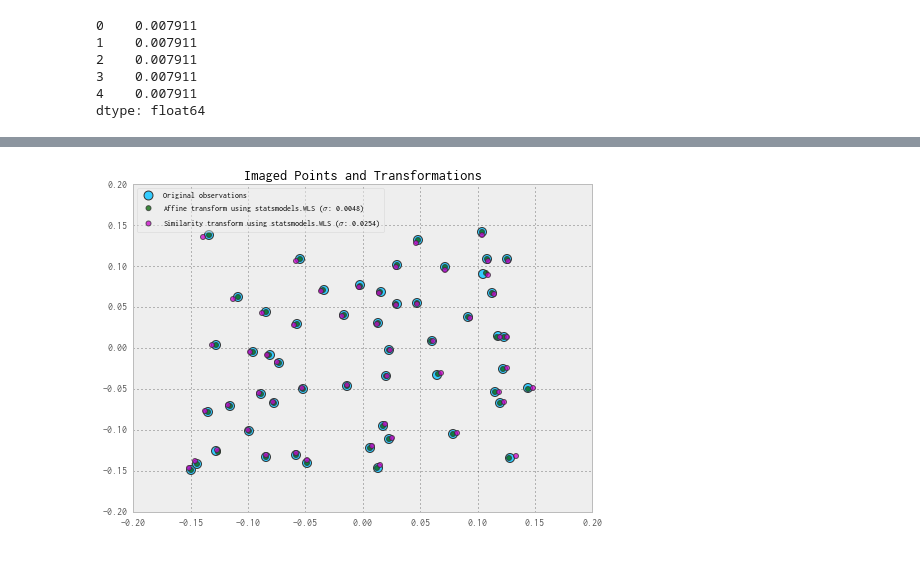
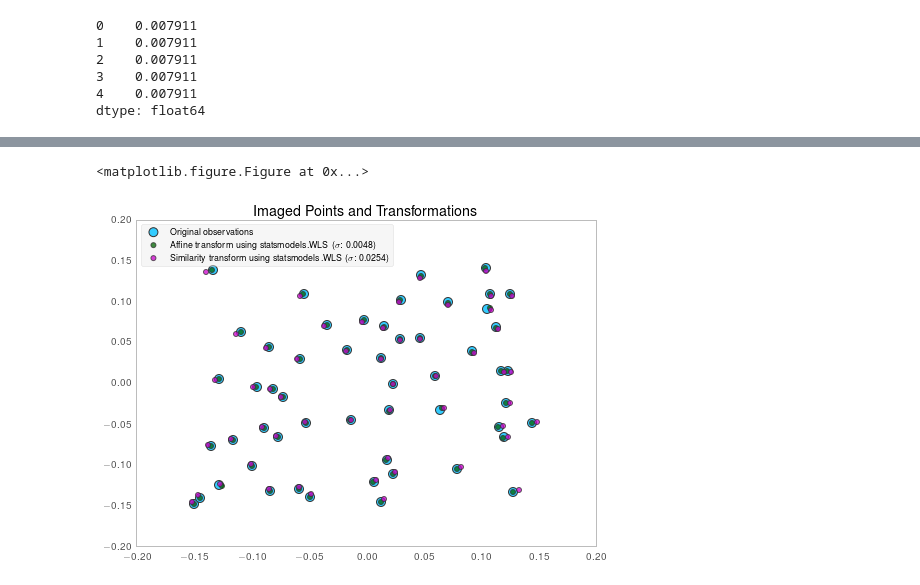
Before and after one commit to urschrei/linalg, a Jupyter notebook: notebooks/weighted_least_squares.ipynb, the cells around one changed output, grey strips where cells are left out. Saved outputs shown, nothing was run; the diff lists cells and outputs as text; code cells hidden in the pictures.

Commit message:
Use TeX for text, and adjust font sizes

```diff
--- a/notebooks/weighted_least_squares.ipynb
+++ b/notebooks/weighted_least_squares.ipynb
@@ -144,7 +153,9 @@ WLS Regression Results
 # %%
-fig = matplotlib.pyplot.gcf()
-# this will save as 722px (max width for a Github README) when dpi is set to 100
-fig.set_size_inches(7.22, 5.25)
+plt.clf()
+fig = plt.figure()
+ax = fig.add_subplot(111, axisbg='none')
+# this will save as 728px (max width for a Github README) when dpi is set to 100
+fig.set_size_inches(7.28, 5.25)
 orig = plt.scatter(
     coords['x_coordinates'],
     coords['y_coordinates'],
@@ -157,33 +168,35 @@ orig = plt.scatter(
 # the predict() method generates points used to plot updated observations
 af = plt.scatter(
     affine_results.predict()[:len(b_vector)/2],
     affine_results.predict()[len(b_vector)/2:],
     marker='o',
     color='#006600',
     edgecolor='#333333',
     lw=1,
     s=25,
     alpha=0.75)
 sm = plt.scatter(
     similarity_results.predict()[:divider],
     similarity_results.predict()[divider:],
     marker='o',
     color='#CC00CC',
     edgecolor='#333333',
     lw=1,
     s=25,
     alpha=0.75)
 plt.title("Imaged Points and Transformations")
 leg = plt.legend(
     (orig, af, sm),
     ('Original observations',
     r'Affine transform using statsmodels.WLS ($\sigma$: %0.4f)' % np.sqrt(affine_results.mse_resid),
     r'Similarity transform using statsmodels.WLS ($\sigma$: %0.4f)' % np.sqrt(similarity_results.scale)),
     loc='upper left',
     scatterpoints=1,
-    fontsize=8)
+    fontsize=9)
 leg.get_frame().set_alpha(0.5)
 plt.tight_layout()
-plt.savefig('../WLS.png', dpi=100, alpha=True)
+ax.grid(b=None)
+plt.savefig('../WLS.png', format="png", bbox_inches='tight', alpha=True, transparent=True, dpi=100)
 # %% [output]
+<matplotlib.figure.Figure at 0x...>
-[figure, old version]
+[figure, new version]
```
Also changed, not shown: parts of 5 cells of this notebook, 3 other files.
